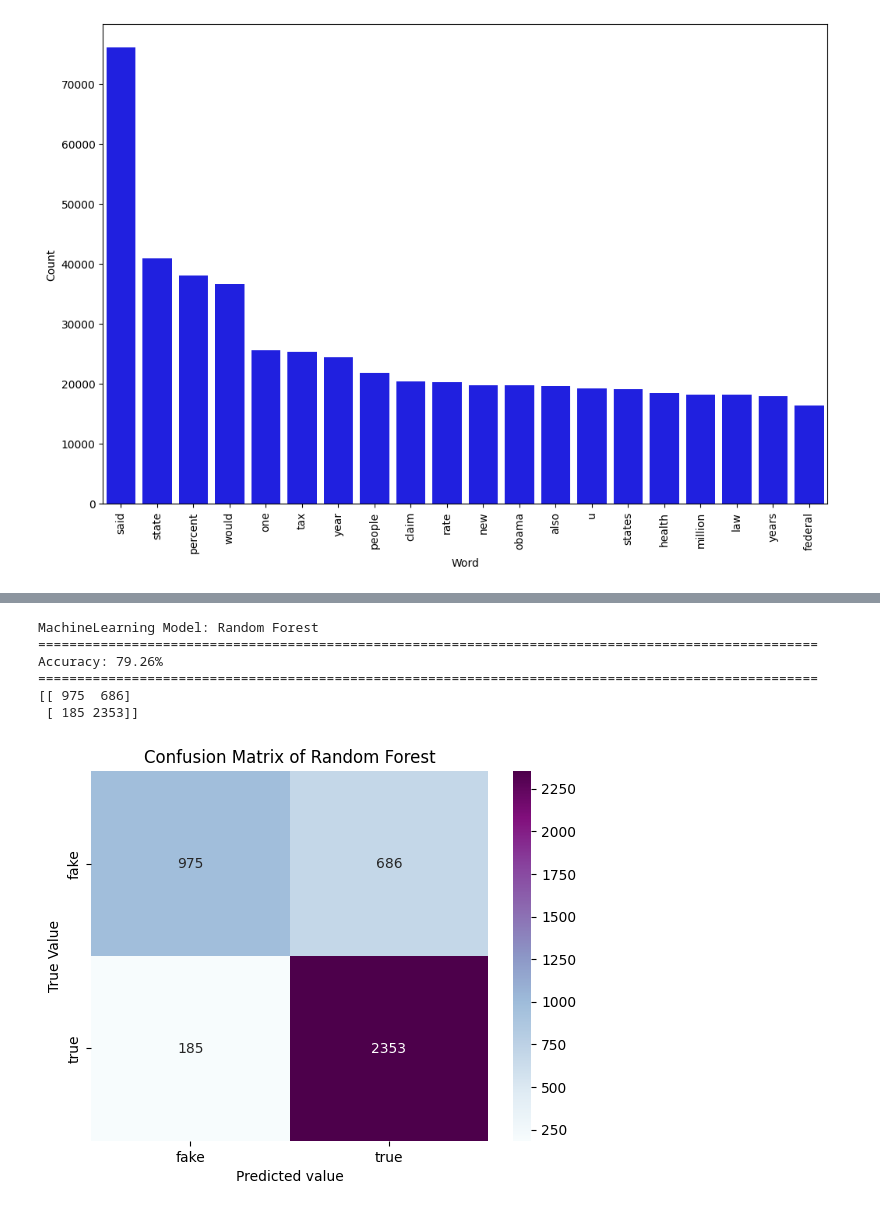
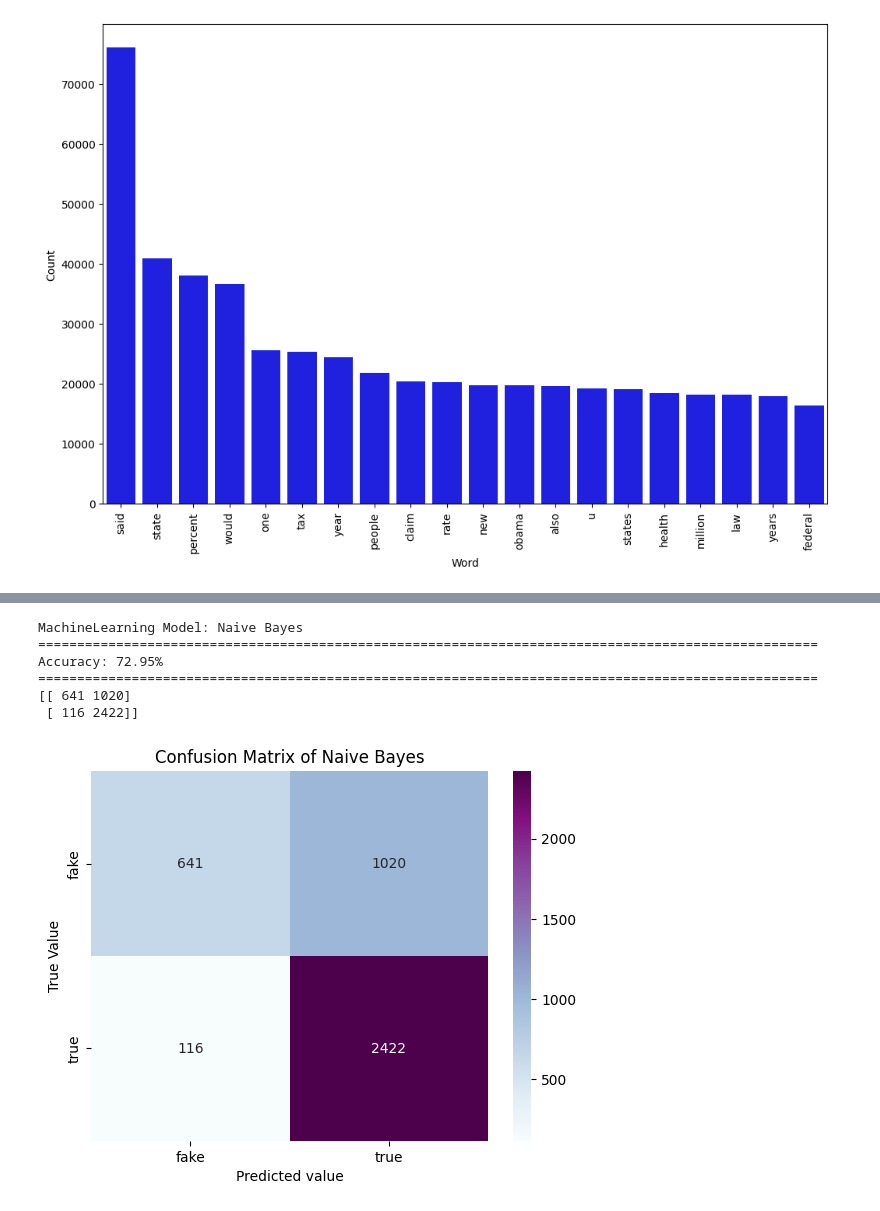
Before and after one commit to joyce922/DAT550Project, a Jupyter notebook: DAT550-PROJECT.ipynb, the cells around one changed output, grey strips where cells are left out. Cells and saved outputs as stored; diff of their text form; code cells hidden in the pictures.

```diff
--- a/DAT550-PROJECT.ipynb
+++ b/DAT550-PROJECT.ipynb
@@ -458,11 +371,19 @@ Accuracy: 90.97%
-# %%
-ApplyML_Model(X_train,y_train,X_test,y_test,"RF")
-#dct['Random Forest'] = round(accuracy_score(y_test, prediction)*100,2)
-# %% [output]
-MachineLearning Model: Random Forest
-====================================================================================================
-Accuracy: 79.26%
-====================================================================================================
-[[ 975  686]
- [ 185 2353]]
-[figure, removed]
+# %%
+dct = dict()
+applyMLModel(
+    X_train, y_train, X_test, y_test,
+    Pipeline([
+        ('vect', CountVectorizer()),
+        ('tfidf', TfidfTransformer()),
+        ('model', MultinomialNB())
+    ]),
+    "NB"
+)
+# %% [output]
+MachineLearning Model: Naive Bayes
+====================================================================================================
+Accuracy: 72.95%
+====================================================================================================
+[[ 641 1020]
+ [ 116 2422]]
+[figure, added]
```
Also changed, not shown: parts of 22 cells of this notebook, 1 other file.
